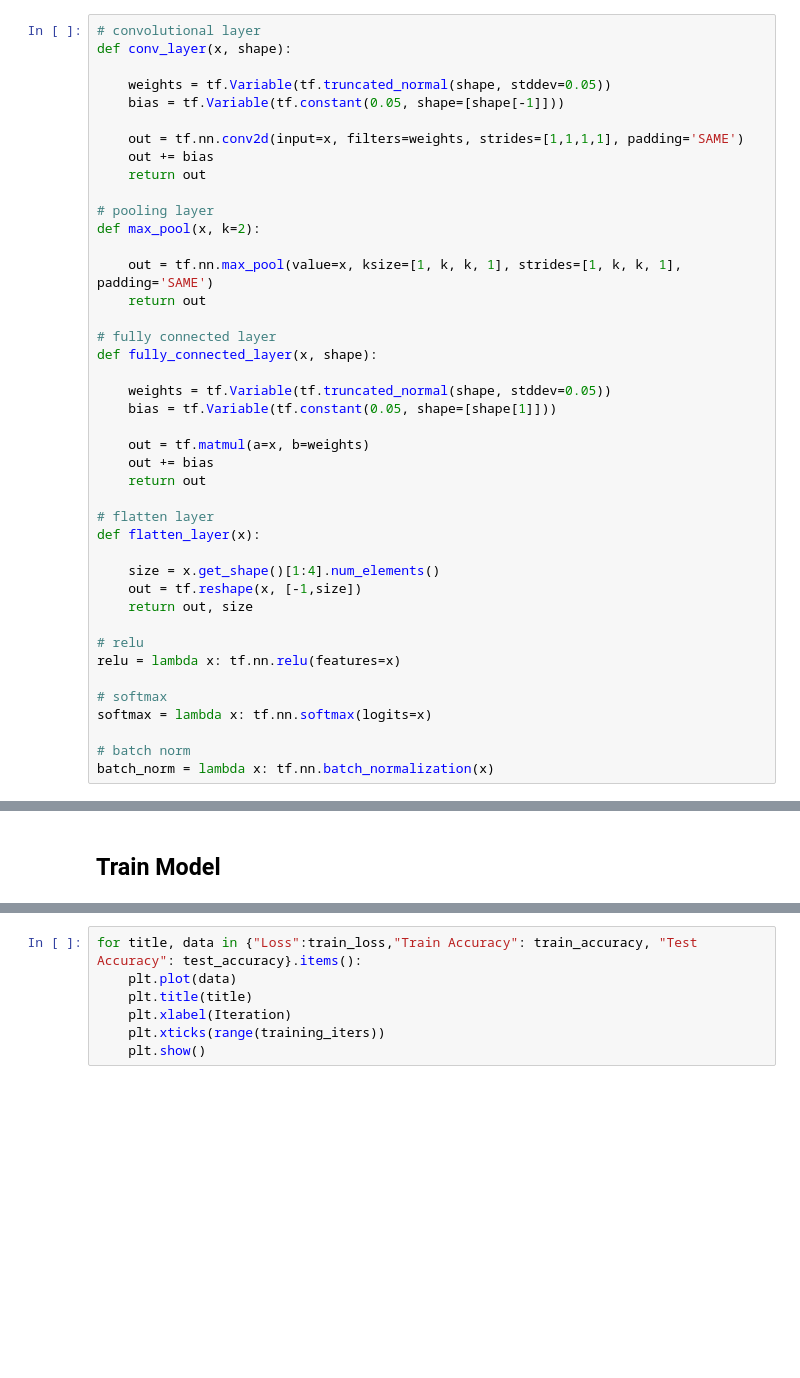
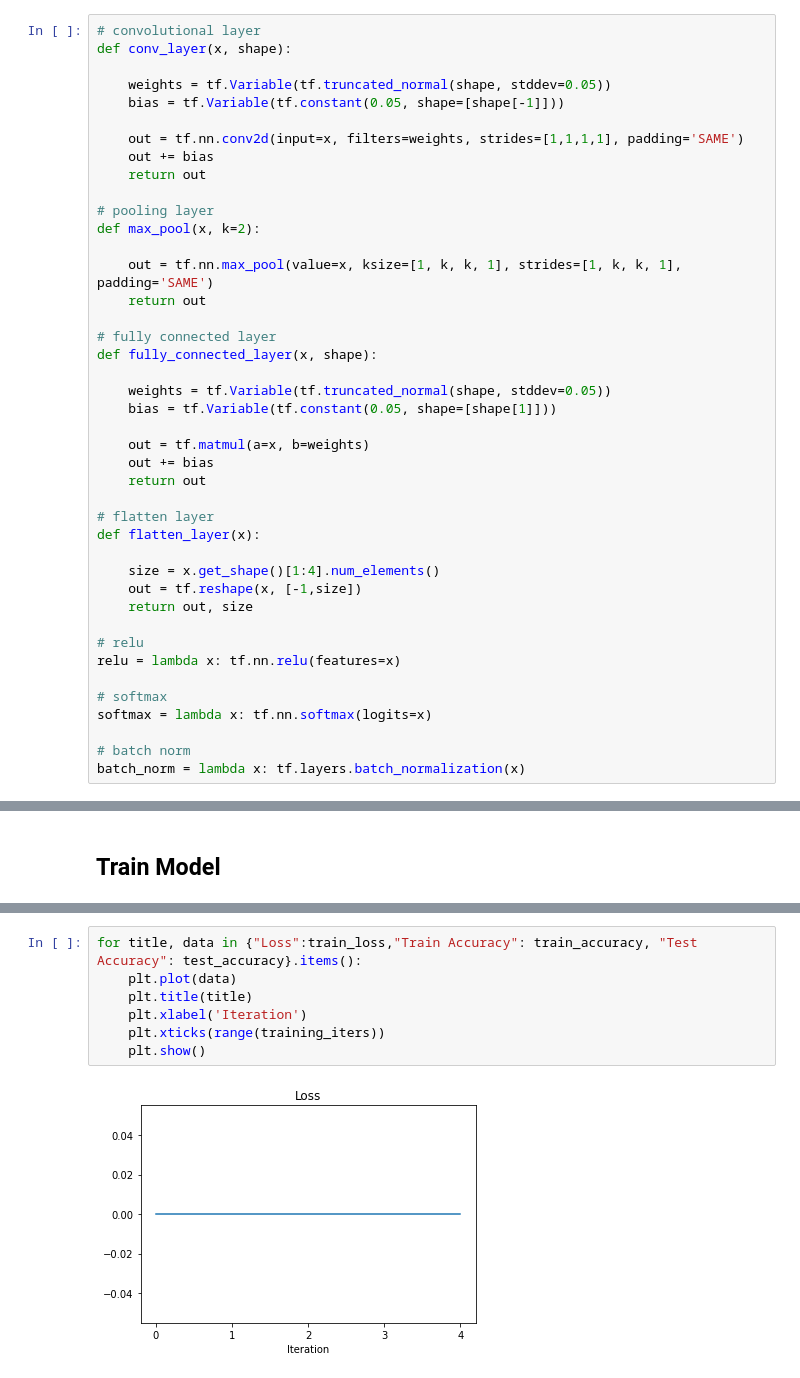
Before and after one commit to msbutler/cs205final, a Jupyter notebook: semi_supervised.ipynb, the cells around one changed output, grey strips where cells are left out. Drawn from its saved outputs; the diff is of its cells as text; blank space fills up the shorter version.

```diff
--- a/semi_supervised.ipynb
+++ b/semi_supervised.ipynb
@@ -153,7 +153,7 @@ relu = lambda x: tf.nn.relu(features=x)
 softmax = lambda x: tf.nn.softmax(logits=x)
 
 # batch norm
-batch_norm = lambda x: tf.nn.batch_normalization(x)
+batch_norm = lambda x: tf.layers.batch_normalization(x)
 # %%
 #shape = [filter_size, filter_size, num_input_channels, num_filters]
 
@@ -339,7 +361,9 @@ Testing Accuracy: 1.00000
 # %%
 for title, data in {"Loss":train_loss,"Train Accuracy": train_accuracy, "Test Accuracy": test_accuracy}.items():
     plt.plot(data)
     plt.title(title)
-    plt.xlabel(Iteration)
+    plt.xlabel('Iteration')
     plt.xticks(range(training_iters))
     plt.show()
+# %% [output]
+[figure, added]
```
Also changed, not shown: parts of 6 cells of this notebook.
